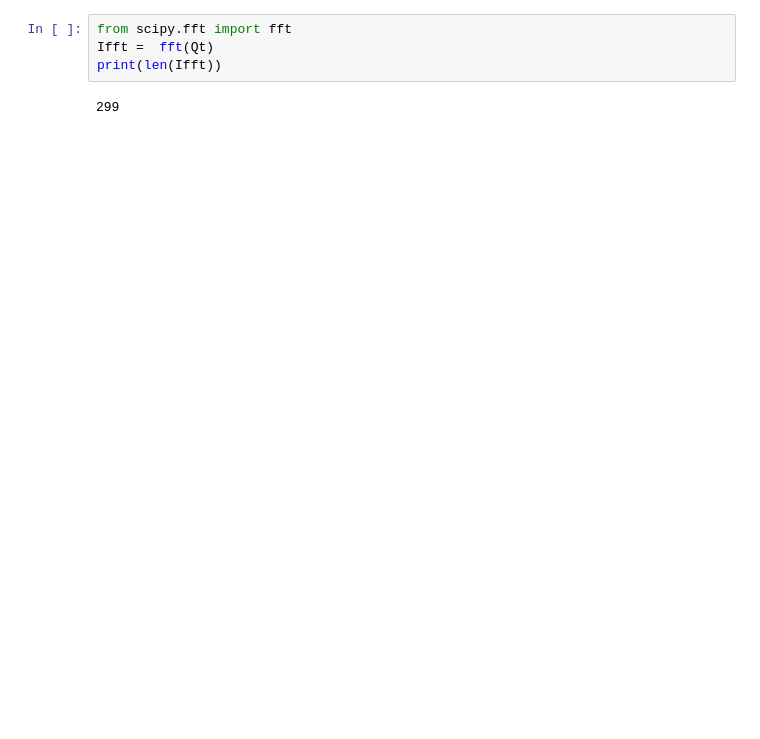
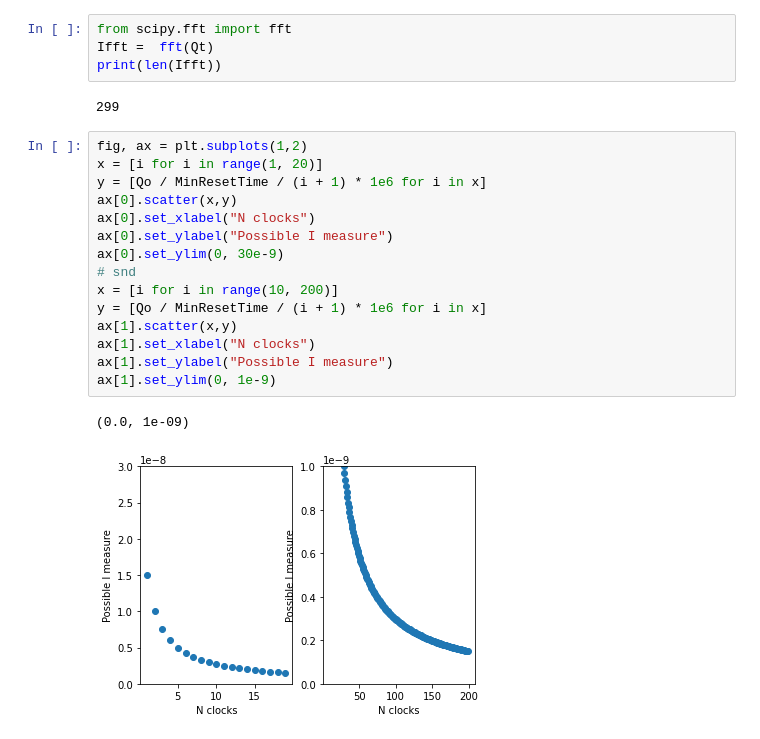
Before and after one commit to kkeefe/qp_dissertation, a Jupyter notebook: scripts/ch2_testing.ipynb, the cells around one changed output. Saved outputs shown, nothing was run; the diff lists cells and outputs as text; blank space fills up the shorter version.

```diff
--- a/scripts/ch2_testing.ipynb
+++ b/scripts/ch2_testing.ipynb
@@ -184,3 +185,21 @@ Ifft =  fft(Qt)
 print(len(Ifft))
 # %% [output]
 299
+# %%
+fig, ax = plt.subplots(1,2)
+x = [i for i in range(1, 20)]
+y = [Qo / MinResetTime / (i + 1) * 1e6 for i in x]
+ax[0].scatter(x,y)
+ax[0].set_xlabel("N clocks")
+ax[0].set_ylabel("Possible I measure")
+ax[0].set_ylim(0, 30e-9)
+# snd
+x = [i for i in range(10, 200)]
+y = [Qo / MinResetTime / (i + 1) * 1e6 for i in x]
+ax[1].scatter(x,y)
+ax[1].set_xlabel("N clocks")
+ax[1].set_ylabel("Possible I measure")
+ax[1].set_ylim(0, 1e-9)
+# %% [output]
+(0.0, 1e-09)
+[figure, added]
```
Also changed, not shown: parts of 3 cells of this notebook, 9 other files.
